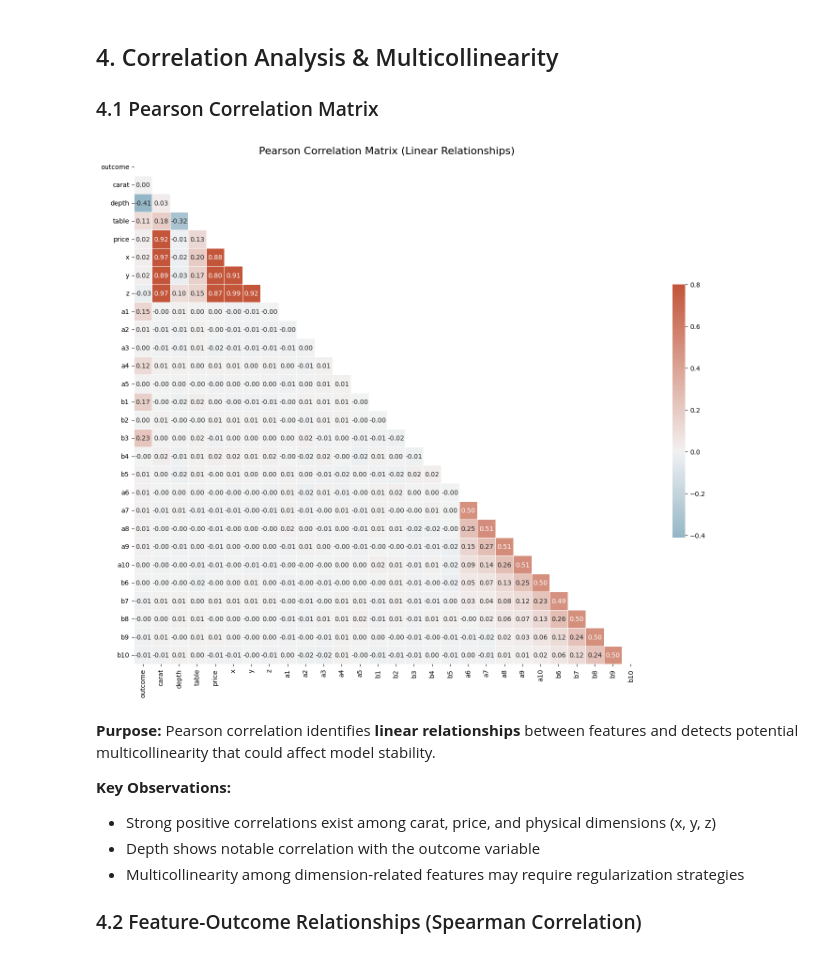
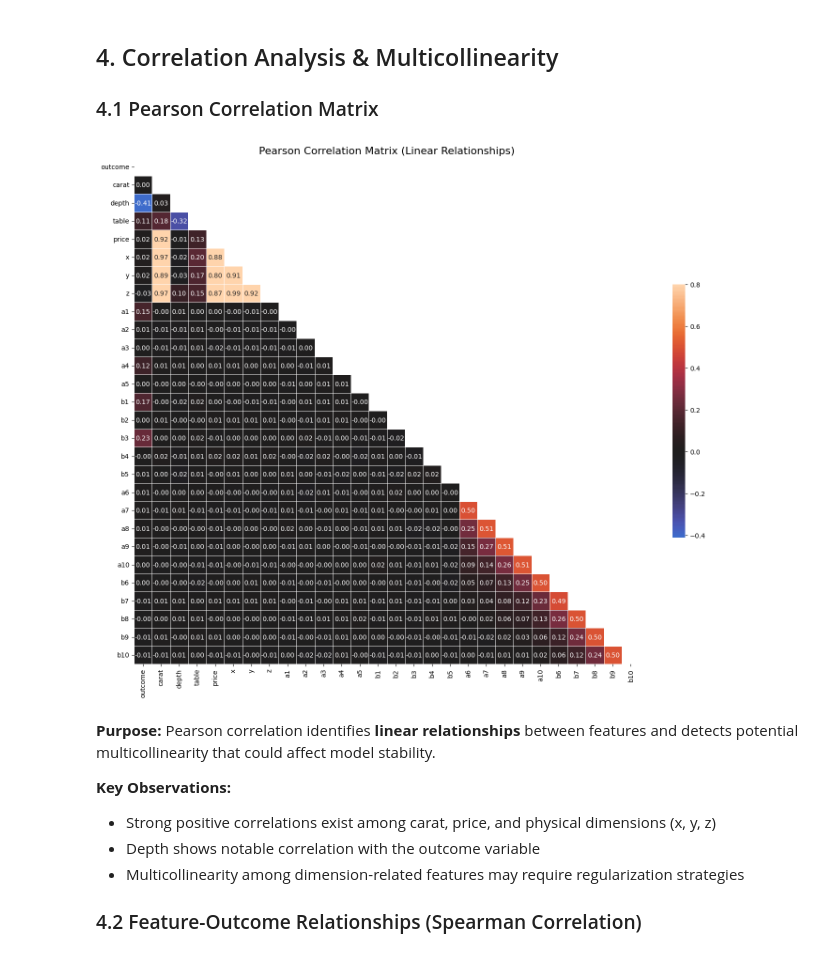
Before and after one commit to Climber1705/CW1-Tabular-Regression, a Jupyter notebook: notebooks/01-eda.ipynb, the cells around one changed output. Saved outputs shown, nothing was run; the diff lists cells and outputs as text; code cells hidden in the pictures.

```diff
--- a/notebooks/01-eda.ipynb
+++ b/notebooks/01-eda.ipynb
@@ -188,29 +188,29 @@ The target variable (outcome) exhibits an approximately normal distribution with
 # %%
 correlation_matrix = numerical_features.corr(method="pearson")
 mask = np.triu(np.ones_like(correlation_matrix, dtype=bool))
 
 fig, axes = plt.subplots(figsize=(18, 14))
 
-cmap = sns.diverging_palette(230, 20, as_cmap=True)
+cmap = sns.color_palette("icefire", as_cmap=True)
 
 sns.heatmap(
     correlation_matrix,
     mask=mask,
     cmap=cmap,
     vmax=.8,
     center=0,
     square=True,
     linewidths=.5,
     annot=True,
     fmt=".2f",
     cbar_kws={"shrink": .5}
 )
 
 plt.title("Pearson Correlation Matrix (Linear Relationships)", fontsize=16)
 plt.savefig("../figures/correlation_heatmap.png", bbox_inches='tight', dpi=300)
 plt.show()
 # %% [output]
-[figure, old version]
+[figure, new version]
 # %% [markdown]
 **Purpose:** Pearson correlation identifies **linear relationships** between features and detects potential multicollinearity that could affect model stability.
 
```
